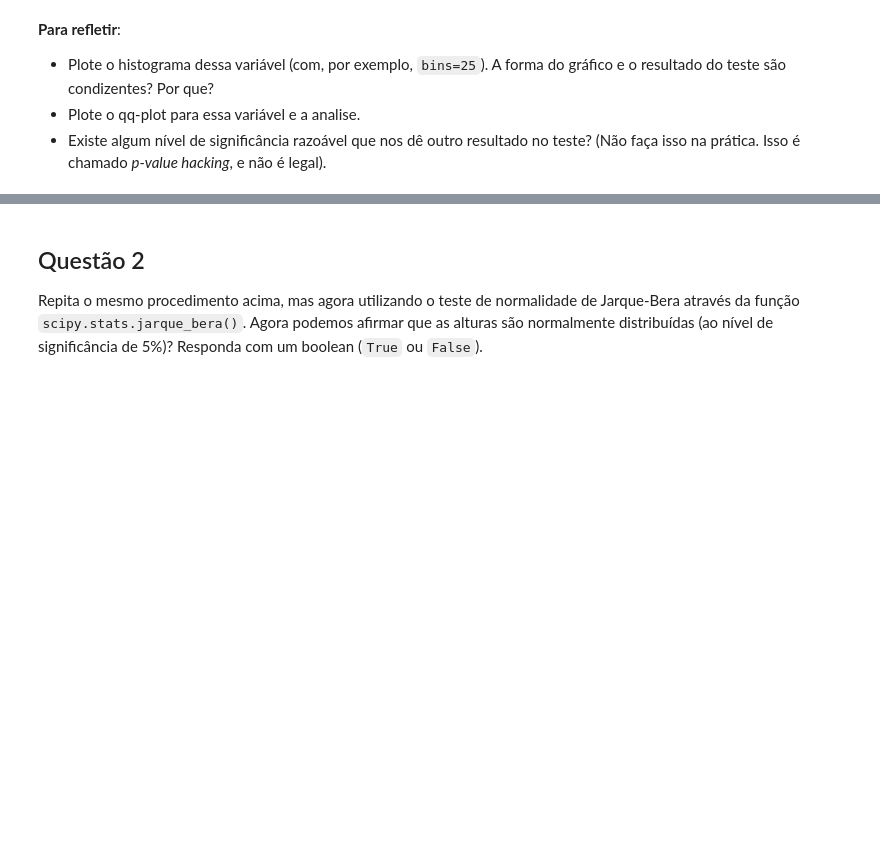
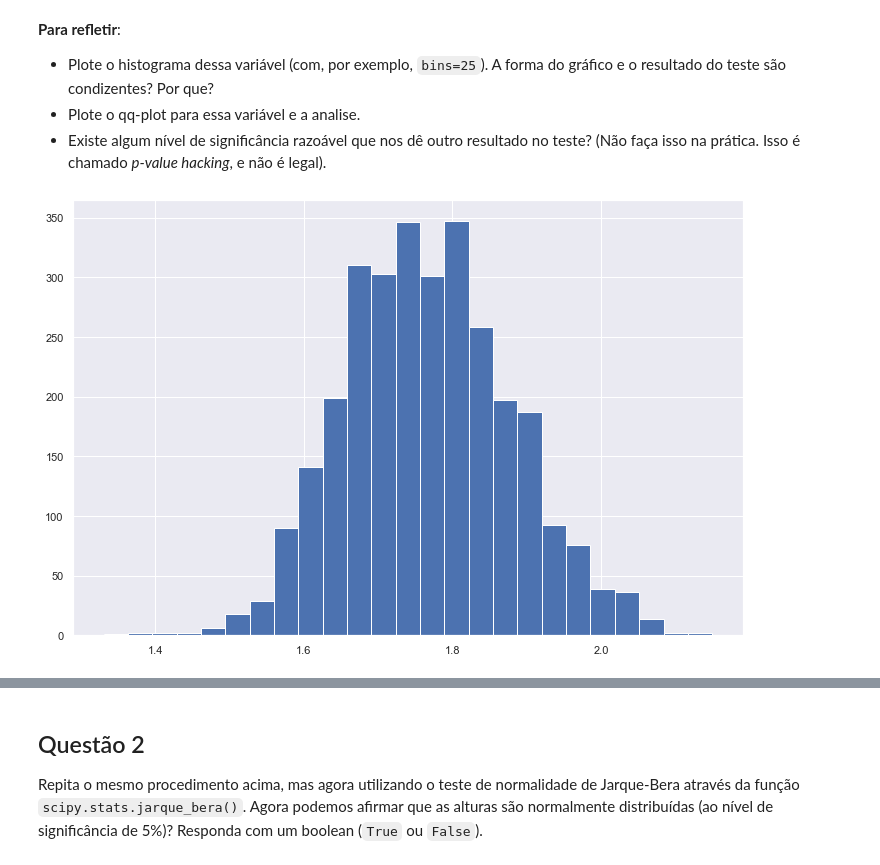
Before and after one commit to gabipz/data-science-codenation, a Jupyter notebook: 05-statistical-hypothesis-testing/statistical-hypothesis-testing.ipynb, the cells around one changed output, grey strips where cells are left out. Drawn from its saved outputs; the diff is of its cells as text; code cells hidden in the pictures; blank space fills up the shorter version.

```diff
--- a/05-statistical-hypothesis-testing/statistical-hypothesis-testing.ipynb
+++ b/05-statistical-hypothesis-testing/statistical-hypothesis-testing.ipynb
@@ -80,0 +92,2 @@ def q1():
+# %%
+height_sample = get_sample(athletes, 'height', 3000)
@@ -84,3 +104,8 @@ __Para refletir__:
 * Plote o histograma dessa variável (com, por exemplo, `bins=25`). A forma do gráfico e o resultado do teste são condizentes? Por que?
 * Plote o qq-plot para essa variável e a analise.
 * Existe algum nível de significância razoável que nos dê outro resultado no teste? (Não faça isso na prática. Isso é chamado _p-value hacking_, e não é legal).
+# %%
+# Histograma
+plt.hist(height_sample, bins=25);
+# %% [output]
+[figure, added]
```
Also changed, not shown: parts of 23 cells of this notebook.
